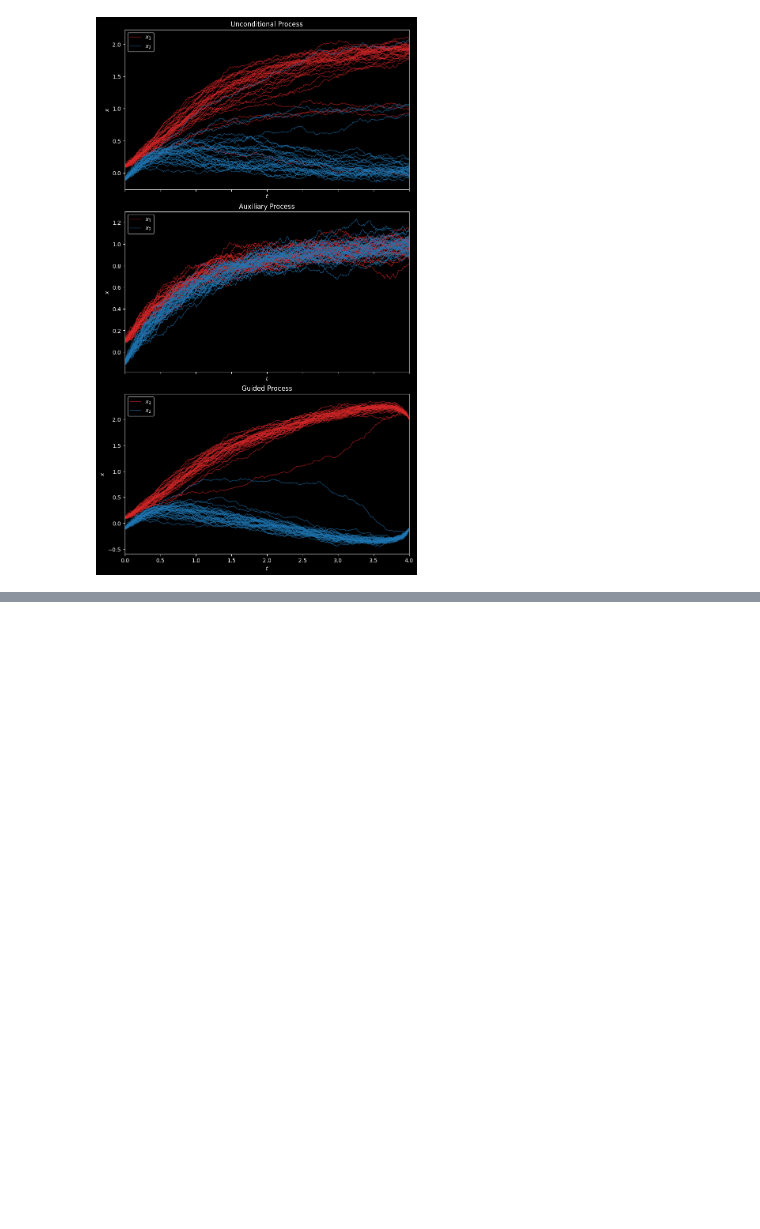
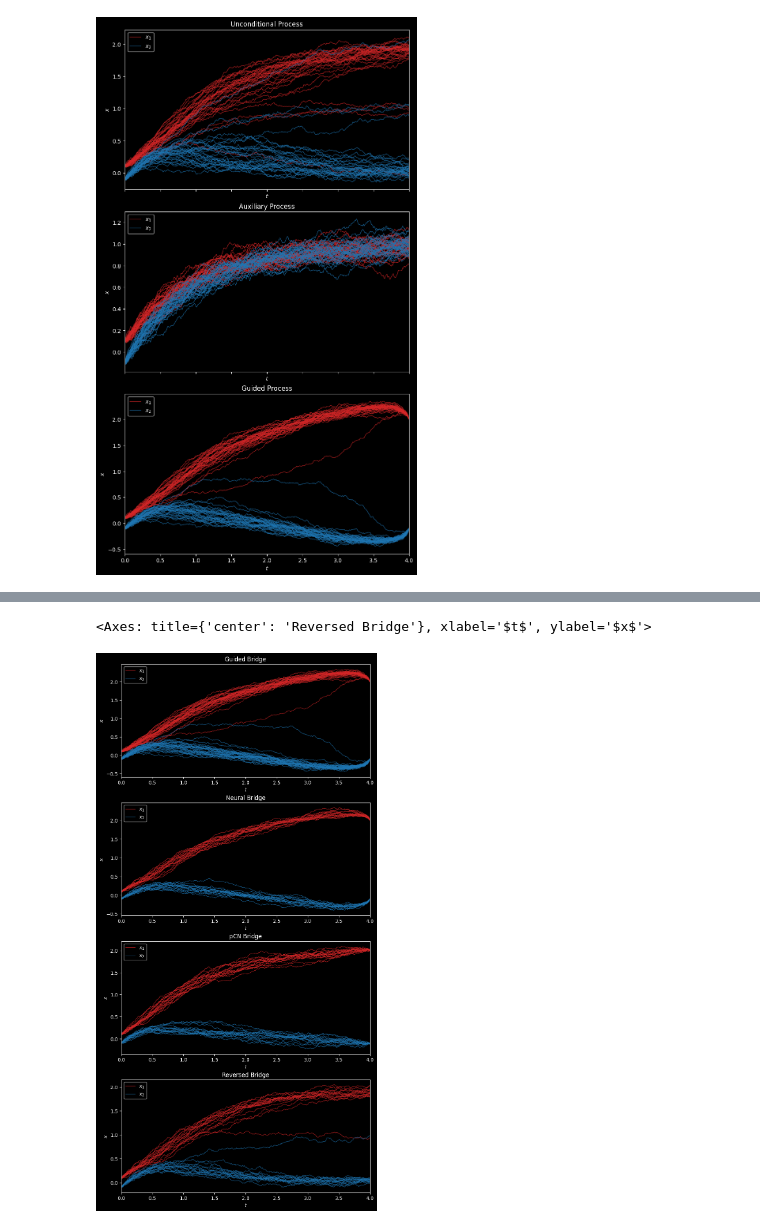
Before and after one commit to bookdiver/neuralbridge, a Jupyter notebook: notebooks/cell_model.ipynb, the cells around one changed output, grey strips where cells are left out. Drawn from its saved outputs; the diff is of its cells as text; code cells hidden in the pictures; blank space fills up the shorter version.

```diff
--- a/notebooks/cell_model.ipynb
+++ b/notebooks/cell_model.ipynb
@@ -144,0 +120,10 @@ plot_sample_path(neural_bridge_path, ax=ax, color=["tab:red", "tab:blue"], label
+# %%
+pCN_config = {
+    "seed": seed,
+    "rho": 0.98,
+    "batch_size": 16,
+    "n_iters": 10000
+}
+pCN_model = pCN.PreconditionedCrankNicolson(guided_bridge=guided_proc, run_config=pCN_config)
+pCN_model.initialize_path_solver(wiener_proc)
+pCN_result = pCN_model.run_pCN(log_every=1000)
@@ -144,0 +142,23 @@ plot_sample_path(neural_bridge_path, ax=ax, color=["tab:red", "tab:blue"], label
+# %%
+sm_train_config = {
+    "save_name": "cell_model",
+    "seed": seed,
+    "learning_rate": 2e-4,
+    "batch_size": 64,
+    "n_iters": 500,
+    "n_epochs": 10,
+    "ema_decay": 0.995,
+    "optimizer": "adam",
+    "clip_norm": None,
+    "warmup_steps": 0
+}
+# %%
+net = ScoreNet(out_dim=dim,
+               hidden_dims=(32, 64, 32),
+               norm="batch",
+               t_emb_dim=32,
+               t_emb_max_period=500.0,
+               t_emb_scaling=100.0)
+sm_reverse_bridge = scorematching.ScoreMatchingReversedBridge(ori_proc, net, sm_train_config)
+sm_reverse_bridge.initialize_path_solver(wiener_proc)
+losses = sm_reverse_bridge.train_reversed_bridge(u=u, v=v, mode="train")
@@ -144,0 +186,13 @@ plot_sample_path(neural_bridge_path, ax=ax, color=["tab:red", "tab:blue"], label
+# %%
+reversed_bridge = sm_reverse_bridge.build_reversed_bridge()
+reversed_bridge_solver = Euler(reversed_bridge, wiener_proc)
+reversed_bridge_path = reversed_bridge_solver.solve(x0=u, rng_key=jax.random.PRNGKey(seed), batch_size=16)
+# %%
+fig, ax = plt.subplots(4, 1, figsize=(8, 16), layout="constrained")
+plot_sample_path(guided_bridge_path, ax=ax[0], color=["tab:red", "tab:blue"], label=["$x_1$", "$x_2$"], title="Guided Bridge")
+plot_sample_path(neural_bridge_path, ax=ax[1], color=["tab:red", "tab:blue"], label=["$x_1$", "$x_2$"], title="Neural Bridge")
+plot_sample_path(pCN_result.path_X, ax=ax[2], color=["tab:red", "tab:blue"], label=["$x_1$", "$x_2$"], title="pCN Bridge")
+plot_sample_path(reversed_bridge_path, ax=ax[3], color=["tab:red", "tab:blue"], label=["$x_1$", "$x_2$"], title="Reversed Bridge")
+# %% [output]
+<Axes: title={'center': 'Reversed Bridge'}, xlabel='$t$', ylabel='$x$'>
+[figure, added]
```
Also changed, not shown: parts of 8 cells of this notebook, 20 other files.
